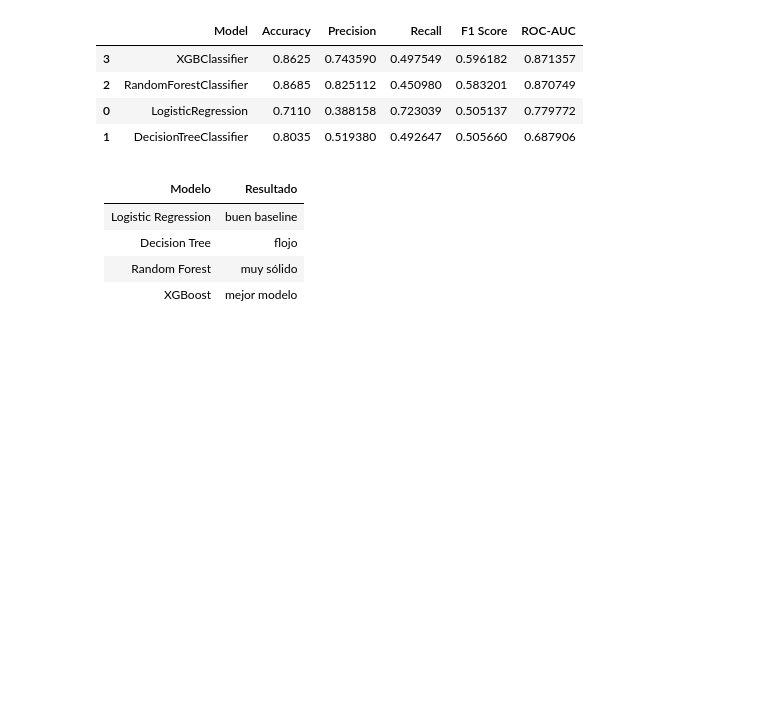
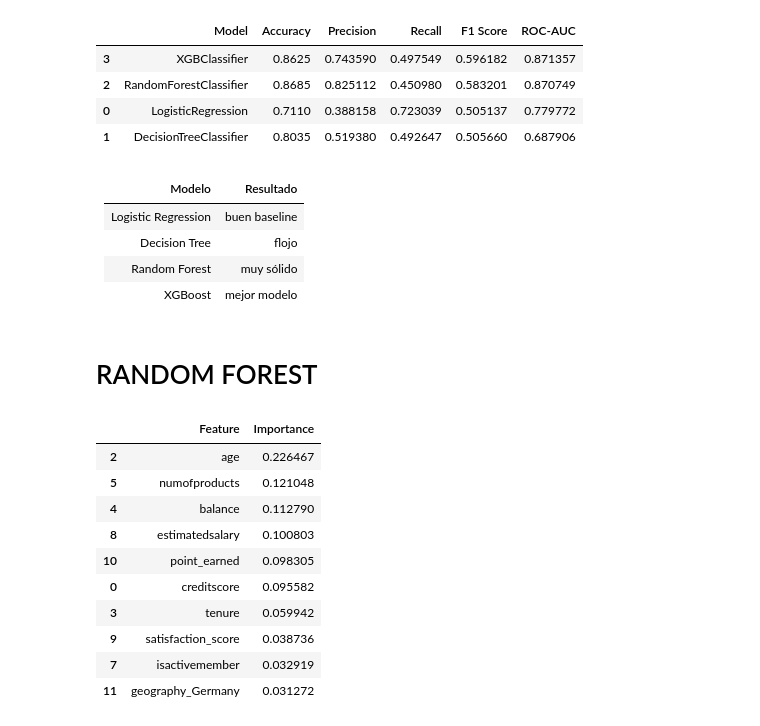
Before and after one commit to AlvaroMF02/Proyecto-Master-DataScience-Evolve-AlvaroMartinez, a Jupyter notebook: notebooks/03_models.ipynb, the cells around one changed output. Cells and saved outputs as stored; diff of their text form; code cells hidden in the pictures; blank space fills up the shorter version.

```diff
--- a/notebooks/03_models.ipynb
+++ b/notebooks/03_models.ipynb
@@ -248,3 +250,30 @@ def plot_confusion_matrix(model, X_test, y_test):
 #     X_test,
 #     y_test
 # )
+# %% [markdown]
+# RANDOM FOREST
+# %%
+# Randmom Forest feature importance
+importance_df = pd.DataFrame({
+    "Feature": X_train.columns,
+    "Importance": rf.feature_importances_
+})
+
+importance_df = importance_df.sort_values(
+    by="Importance",
+    ascending=False
+)
+
+importance_df.head(10)
+# %% [output]
+|  | Feature | Importance |
+| 2 | age | 0.226467 |
+| 5 | numofproducts | 0.121048 |
+| 4 | balance | 0.112790 |
+| 8 | estimatedsalary | 0.100803 |
+| 10 | point_earned | 0.098305 |
+| 0 | creditscore | 0.095582 |
+| 3 | tenure | 0.059942 |
+| 9 | satisfaction_score | 0.038736 |
+| 7 | isactivemember | 0.032919 |
+| 11 | geography_Germany | 0.031272 |
```
Also changed, not shown: parts of 7 cells of this notebook.
